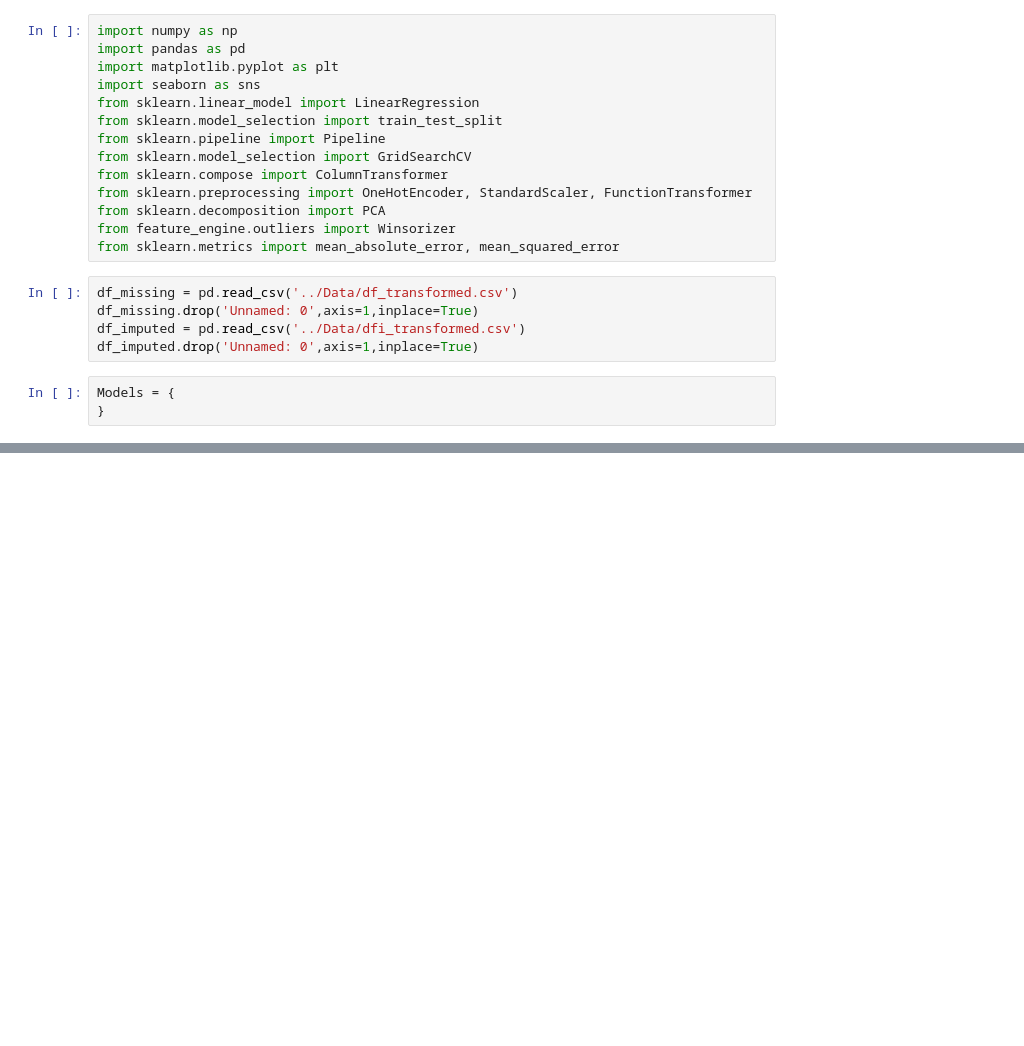
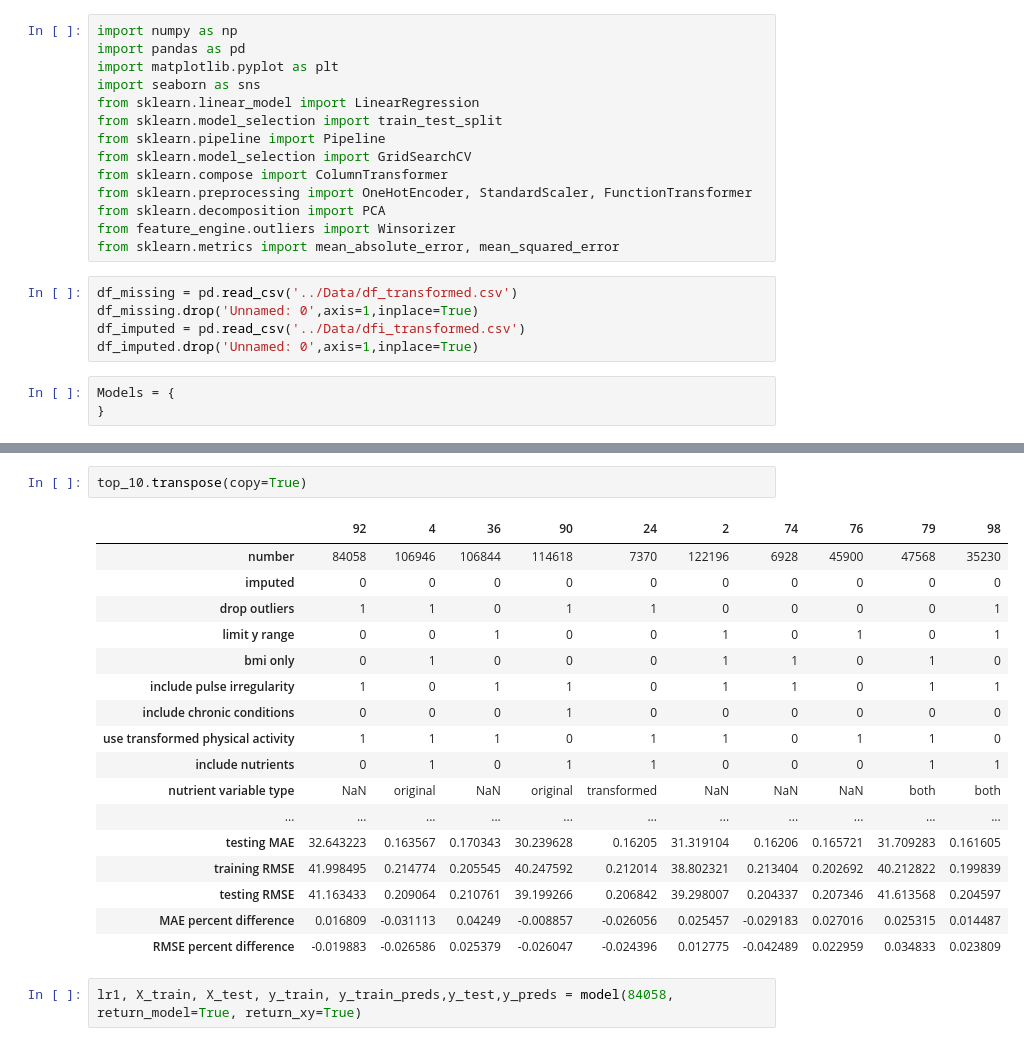
Before and after one commit to mathisme/ThinkfulDSFinalCapstone, a Jupyter notebook: notebooks/OLS.ipynb, the cells around one changed output, grey strips where cells are left out. Cells and saved outputs as stored; diff of their text form; blank space fills up the shorter version.

```diff
--- a/notebooks/OLS.ipynb
+++ b/notebooks/OLS.ipynb
@@ -253,0 +250,22 @@ models.sort_values(by='adjusted r2',ascending=False).head(10).transpose(copy=Tru
+# %%
+top_10.transpose(copy=True)
+# %% [output]
+|  | 92 | 4 | 36 | 90 | 24 | 2 | 74 | 76 | 79 | 98 |
+| number | 84058 | 106946 | 106844 | 114618 | 7370 | 122196 | 6928 | 45900 | 47568 | 35230 |
+| imputed | 0 | 0 | 0 | 0 | 0 | 0 | 0 | 0 | 0 | 0 |
+| drop outliers | 1 | 1 | 0 | 1 | 1 | 0 | 0 | 0 | 0 | 1 |
+| limit y range | 0 | 0 | 1 | 0 | 0 | 1 | 0 | 1 | 0 | 1 |
+| bmi only | 0 | 1 | 0 | 0 | 0 | 1 | 1 | 0 | 1 | 0 |
+| include pulse irregularity | 1 | 0 | 1 | 1 | 0 | 1 | 1 | 0 | 1 | 1 |
+| include chronic conditions | 0 | 0 | 0 | 1 | 0 | 0 | 0 | 0 | 0 | 0 |
+| use transformed physical activity | 1 | 1 | 1 | 0 | 1 | 1 | 0 | 1 | 1 | 0 |
+| include nutrients | 0 | 1 | 0 | 1 | 1 | 0 | 0 | 0 | 1 | 1 |
+| nutrient variable type | NaN | original | NaN | original | transformed | NaN | NaN | NaN | both | both |
+| ... | ... | ... | ... | ... | ... | ... | ... | ... | ... | ... |
+| testing MAE | 32.643223 | 0.163567 | 0.170343 | 30.239628 | 0.16205 | 31.319104 | 0.16206 | 0.165721 | 31.709283 | 0.161605 |
+| training RMSE | 41.998495 | 0.214774 | 0.205545 | 40.247592 | 0.212014 | 38.802321 | 0.213404 | 0.202692 | 40.212822 | 0.199839 |
+| testing RMSE | 41.163433 | 0.209064 | 0.210761 | 39.199266 | 0.206842 | 39.298007 | 0.204337 | 0.207346 | 41.613568 | 0.204597 |
+| MAE percent difference | 0.016809 | -0.031113 | 0.04249 | -0.008857 | -0.026056 | 0.025457 | -0.029183 | 0.027016 | 0.025315 | 0.014487 |
+| RMSE percent difference | -0.019883 | -0.026586 | 0.025379 | -0.026047 | -0.024396 | 0.012775 | -0.042489 | 0.022959 | 0.034833 | 0.023809 |
+# %%
+lr1, X_train, X_test, y_train, y_train_preds,y_test,y_preds = model(84058, return_model=True, return_xy=True)
```
Also changed, not shown: parts of 3 cells of this notebook, 2 other files.
